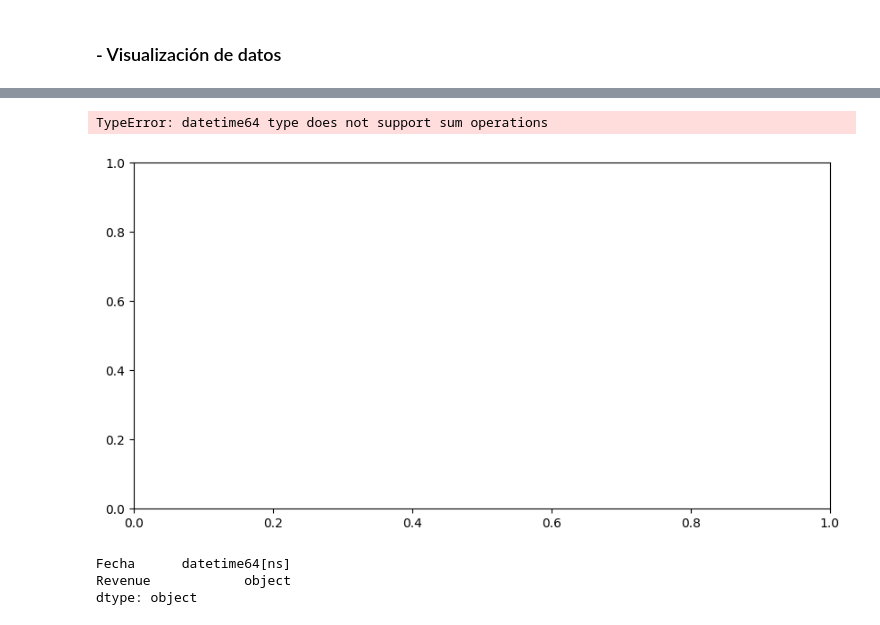
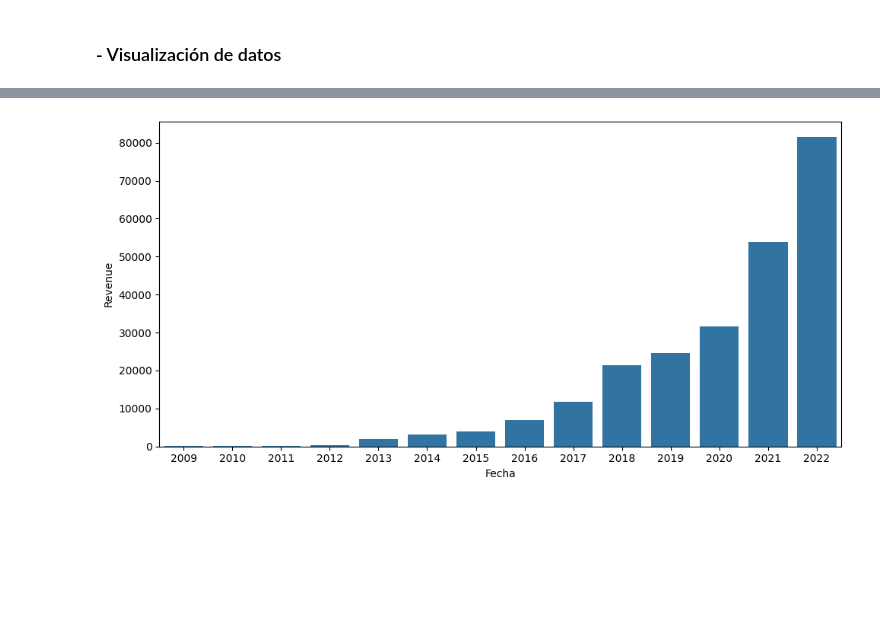
Before and after one commit to Antero-ops/web-scraping-project-tutorial, a Jupyter notebook: src/explore.es.ipynb, the cells around one changed output, grey strips where cells are left out. Cells and saved outputs as stored; diff of their text form; code cells hidden in the pictures; blank space fills up the shorter version.

```diff
--- a/src/explore.es.ipynb
+++ b/src/explore.es.ipynb
@@ -80,12 +80,13 @@ for row in tables_trimestrales[table_index].tbody.find_all("tr"):
     col = row.find_all("td")
     if (col != []):
         Date = col[0].text
-        Revenue = col[1].text.replace(" $", "").replace(",", "")
+        Revenue = col[1].text.replace("$", "").replace(",", "")
+        if Revenue == "" : continue # si no hay celda que tenga revenue salta la fila
         tesla_dinerito = pd.concat([tesla_dinerito, pd.DataFrame({
             "Fecha": Date,
-            "Revenue": Revenue
+            "Revenue": int(Revenue)
         }, index = [0])], ignore_index= True)
 
-tesla_dinerito.head()
+tesla_dinerito
 # %% [output]
 |  | Fecha | Revenue |
@@ -159,22 +149,16 @@ datos_filtrados
 # %%
 import matplotlib.pyplot as plt
 import seaborn as sns
 
 fig, axis = plt.subplots(figsize = (10, 5))
 
 tesla_dinerito["Fecha"] = pd.to_datetime(tesla_dinerito["Fecha"])
-tesla_revenue_yearly = tesla_dinerito.groupby(tesla_dinerito["Fecha"].dt.year).sum()
+tesla_dinerito["Revenue"] = tesla_dinerito["Revenue"].astype("int")
+tesla_revenue_yearly = tesla_dinerito.groupby(tesla_dinerito["Fecha"].dt.year)[["Revenue"]].sum().reset_index()
 sns.barplot(data = tesla_revenue_yearly[tesla_revenue_yearly["Fecha"] < 2023], x = "Fecha", y = "Revenue")
 
 plt.tight_layout()
 
 plt.show()
 # %% [output]
-TypeError: datetime64 type does not support sum operations
-[figure, old version]
+[figure, new version]
-# %%
-tesla_dinerito.dtypes
-# %% [output]
-Fecha      datetime64[ns]
-Revenue            object
-dtype: object
```
Also changed, not shown: parts of 9 cells of this notebook, 1 other file.
